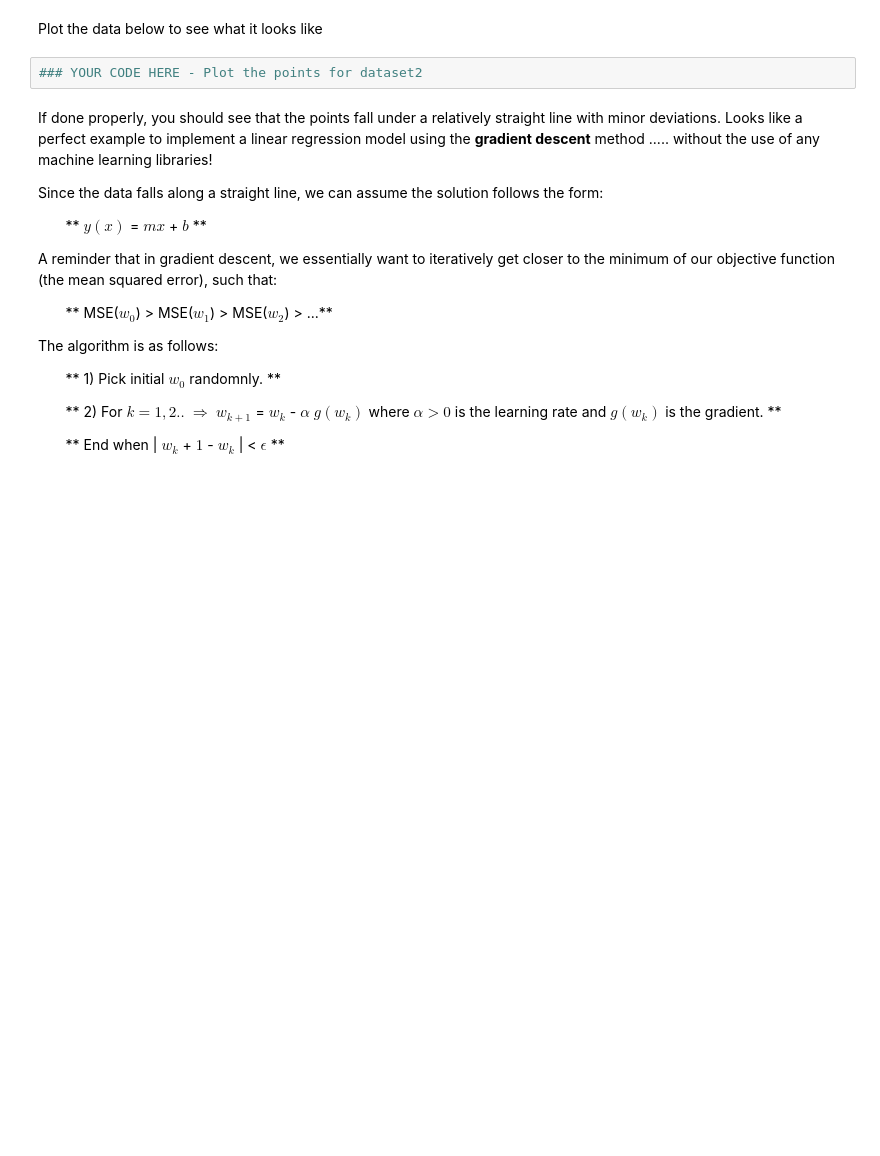
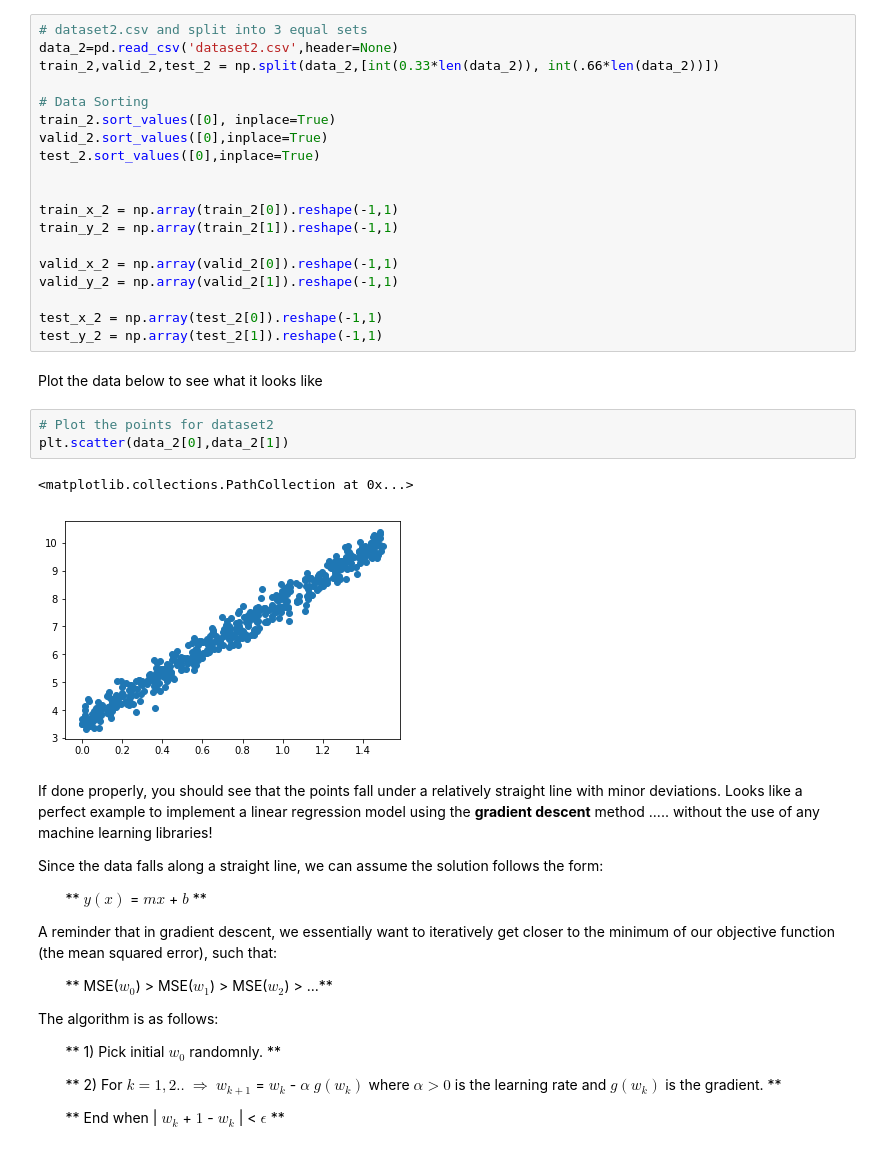
Before and after one commit to McGillAISociety/mais-bootcamp-w2019, a Jupyter notebook: Assignment2/Assignment 2.ipynb, the cells around one changed output. Saved outputs shown, nothing was run; the diff lists cells and outputs as text; blank space fills up the shorter version.

```diff
--- a/Assignment2/Assignment 2.ipynb
+++ b/Assignment2/Assignment 2.ipynb
@@ -185,7 +292,30 @@ For the rest of the assignment, we will use the other dataset named **dataset2.c
+# %%
+# dataset2.csv and split into 3 equal sets
+data_2=pd.read_csv('dataset2.csv',header=None)
+train_2,valid_2,test_2 = np.split(data_2,[int(0.33*len(data_2)), int(.66*len(data_2))])
+
+# Data Sorting
+train_2.sort_values([0], inplace=True)
+valid_2.sort_values([0],inplace=True)
+test_2.sort_values([0],inplace=True)
+
+
+train_x_2 = np.array(train_2[0]).reshape(-1,1)
+train_y_2 = np.array(train_2[1]).reshape(-1,1)
+
+valid_x_2 = np.array(valid_2[0]).reshape(-1,1)
+valid_y_2 = np.array(valid_2[1]).reshape(-1,1)
+
+test_x_2 = np.array(test_2[0]).reshape(-1,1)
+test_y_2 = np.array(test_2[1]).reshape(-1,1)
 # %% [markdown]
 Plot the data below to see what it looks like
 # %%
-### YOUR CODE HERE - Plot the points for dataset2
+# Plot the points for dataset2
+plt.scatter(data_2[0],data_2[1])
+# %% [output]
+<matplotlib.collections.PathCollection at 0x...>
+[figure, added]
 # %% [markdown]
 If done properly, you should see that the points fall under a relatively straight line with minor deviations. Looks like a perfect example to implement a linear regression model using the **gradient descent** method ..... without the use of any machine learning libraries!
 
```
Also changed, not shown: parts of 13 cells of this notebook, 1 other file.
